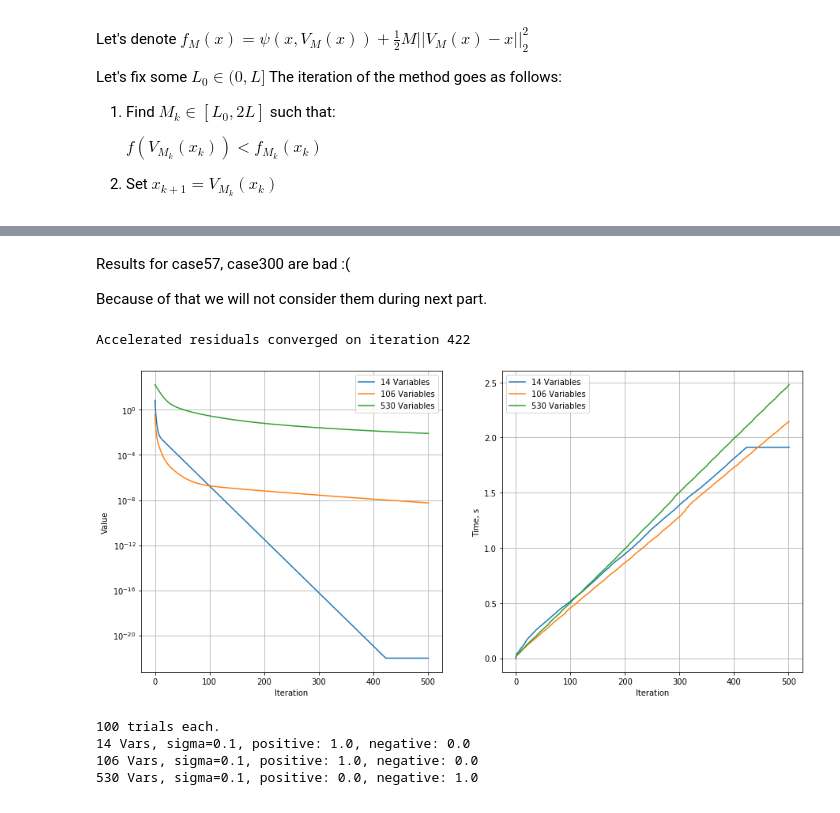
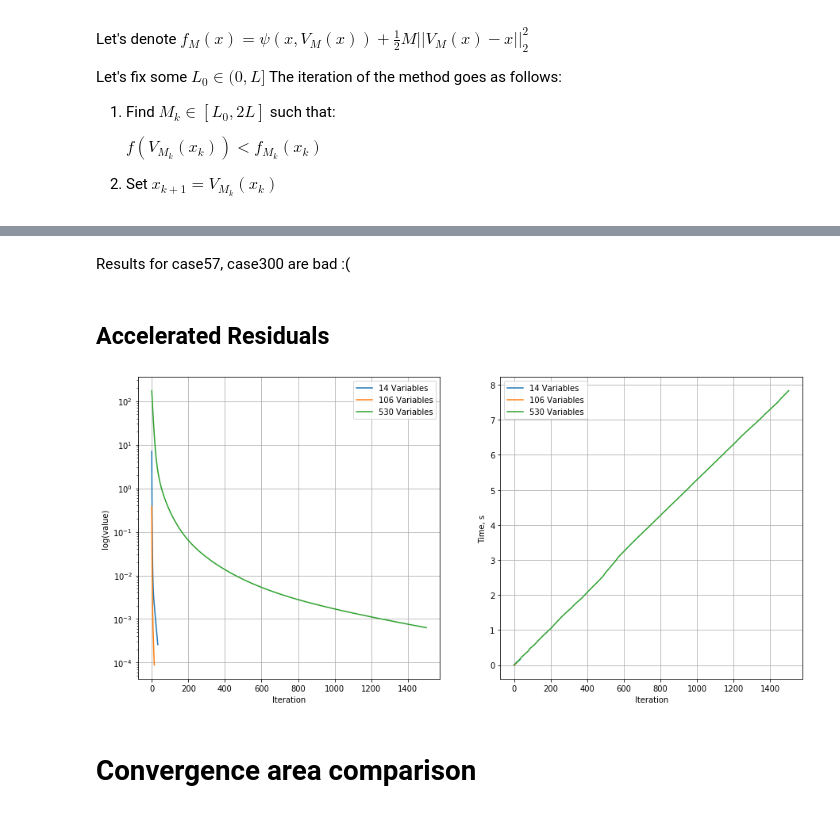
Before and after one commit to lit-leo/nonlinear-opt, a Jupyter notebook: code/PowerflowExperiments.ipynb, the cells around one changed output, grey strips where cells are left out. Cells and saved outputs as stored; diff of their text form; code cells hidden in the pictures.

```diff
--- a/code/PowerflowExperiments.ipynb
+++ b/code/PowerflowExperiments.ipynb
@@ -320,7 +328,7 @@ cg = ConjugateGradient()
 vals, times = [], []
 for pf in [pf_optim9, pf_optim57, pf_optim300]:
     res = list(cg.optimize(pf, x0=pf.get_V0(), method='fletcher-reeves',
-                           iterations=300, line_search_iter=500, tol=1e-11,
+                           iterations=800, line_search_iter=500, tol=1e-11,
                            use_tqdm=True))
     vals.append(res[1])
     times.append(res[-1])
@@ -334,7 +342,7 @@ cg = ConjugateGradient()
 vals, times = [], []
 for pf in [pf_optim9, pf_optim57, pf_optim300]:
     res = list(cg.optimize(pf, x0=pf.get_V0(), method='polak-ribiere',
-                           iterations=300, line_search_iter=500, tol=1e-11,
+                           iterations=800, line_search_iter=500, tol=1e-11,
                            use_tqdm=True))
     vals.append(res[1])
     times.append(res[-1])
@@ -499,0 +500,12 @@ KeyboardInterrupt:
+# %%
+mgn = ModifiedGaussNewton()
+
+vals, times = [], []
+for pf in [pf_optim57]:
+    res = list(mgn.optimize(pf, x0=pf.get_V0(), initial_L=1024,
+                           iterations=30, line_search_iter=500, tol=1e-11,
+                           use_tqdm=True))
+    vals.append(res[1])
+    times.append(res[-1])
+
+draw_plots(vals, times, ['106 Variables'], log=True)
@@ -500,4 +515,2 @@ KeyboardInterrupt:
 # %% [markdown]
 Results for case57, case300 are bad :(
-
-Because of that we will not consider them during next part.
@@ -515,7 +517,15 @@ summary(succeses, .1, ['14 Vars'])
+# %% [markdown]
+## Accelerated Residuals
 # %%
 class AcceleratedResiduals():
     def __init__(self):
         pass
+
+    def __str__(self):
+        return 'Accelerated Residuals'
+
+    def __repr__(self):
+        return 'Accelerated Residuals'
 
     def optimize(self, function, x0=None, alpha=1e-5, iterations=50,
                  n=1, tol=1e-3 / np.sqrt(2), line_search_iter=100,
@@ -528,6 +538,9 @@ class AcceleratedResiduals():
             u = np.random.rand(function.A.shape[1])
         else:
             u = x0
+
+        # stop condition:
+        stop = 1e-3 / np.sqrt(function.V2real(u).shape[0])
 
         # initialize starting time
         start = time()
@@ -577,40 +590,29 @@ class AcceleratedResiduals():
                 pbar.update(1)
             total_iters += 1
 
+            if values_history[-1] <= stop:
+#                 print(f'Newton-Raphson converged on iteration {i}')
+                break
+
             if total_iters > iterations:
                 break
         return u_history, values_history, times_history
 # %%
-##### from functools import partial
+from functools import partial
 
 ar = AcceleratedResiduals()
 
 vals, times = [], []
 for pf, a in zip([pf_optim9, pf_optim57, pf_optim300], [3e-2, 1e-2, 40e-5]):
     opt = partial(ar.optimize, alpha=a)
     res = list(opt(pf, x0=pf.get_V0(),
-                   iterations=500, line_search_iter=500, tol=1e-11,
-                   use_tqdm=True))
+                   iterations=1500, line_search_iter=500, tol=1e-11,
+                   use_tqdm=False))
     vals.append(res[1])
     times.append(res[-1])
 
 draw_plots(vals, times, ['14 Variables', '106 Variables', '530 Variables'], log=True)
 # %% [output]
-Accelerated residuals converged on iteration 422
-[figure, old version]
+[figure, new version]
-# %%
-from functools import partial
-
-succeses = []
-for pf, a in zip([pf_optim9, pf_optim57, pf_optim300], [3e-2, 1e-2, 40e-5]):
-    opt = partial(ar.optimize, alpha=a)
-    _, succ = check_convergence_region(opt, pf, pf.get_V0(),
-                         sigma=0.05, size=100, iterations=500, optimization_problem=False)
-    succeses.append(succ)
-
-summary(succeses, .1, ['14 Vars', '106 Vars', '530 Vars'])
-# %% [output]
-100 trials each.
-14 Vars, sigma=0.1, positive: 1.0, negative: 0.0
-106 Vars, sigma=0.1, positive: 1.0, negative: 0.0
-530 Vars, sigma=0.1, positive: 0.0, negative: 1.0
+# %% [markdown]
+# Convergence area comparison
```
Also changed, not shown: parts of 19 cells of this notebook.
